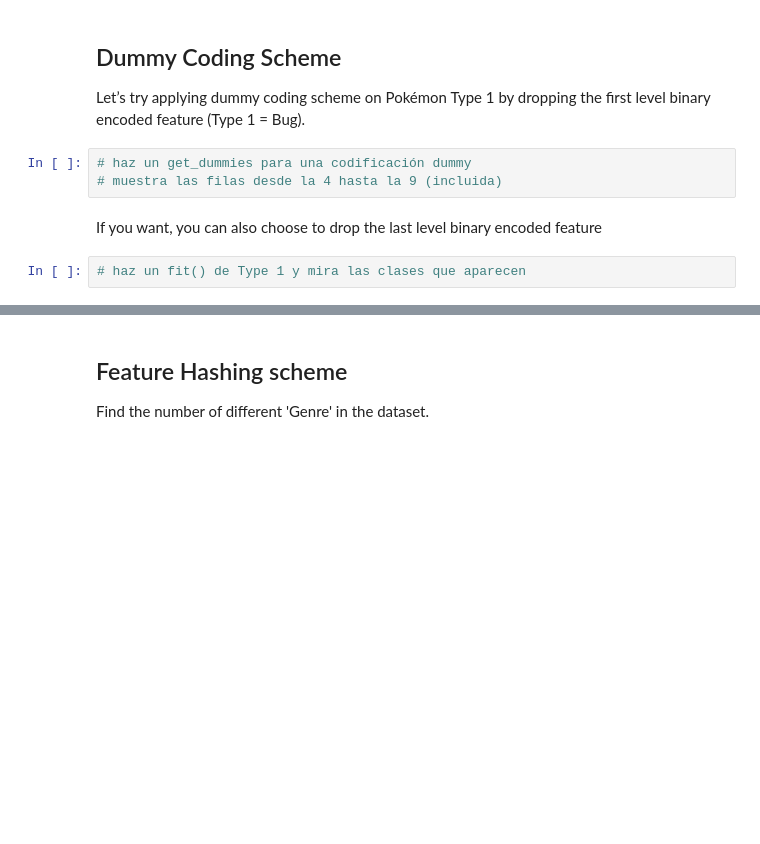
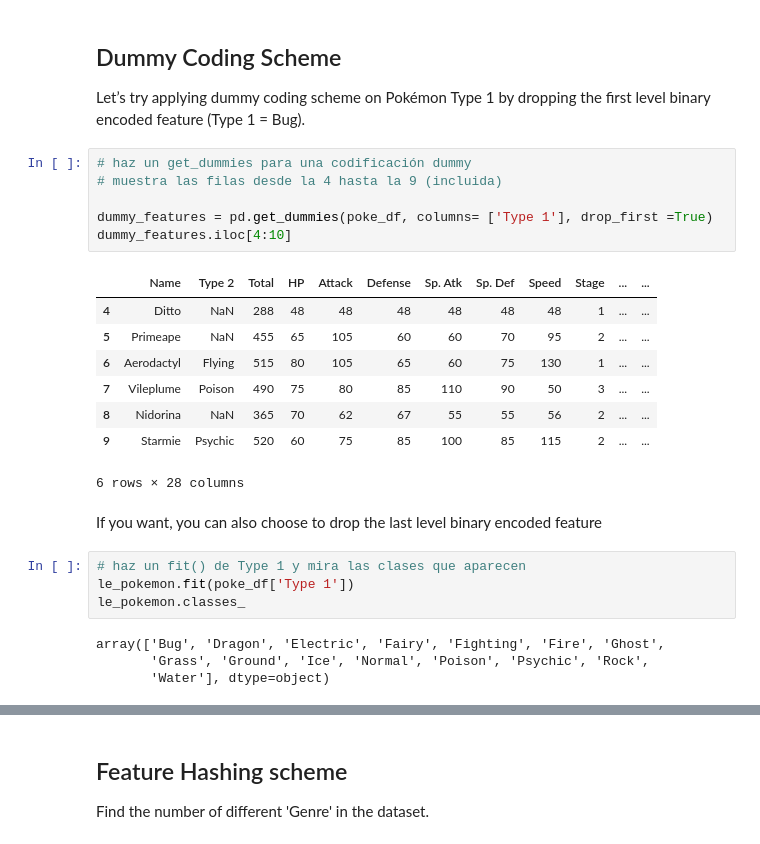
Before and after one commit to rafazamb/DS_PT_ENE21, a Jupyter notebook: 1-Data_Analysis/4-Feature Engineering/4.2 Categóricas/Práctica/2_FeatureEngineering_CategoricalData_ejercicios -clase - Solución.ipynb, the cells around one changed output, grey strips where cells are left out. Cells and saved outputs as stored; diff of their text form; blank space fills up the shorter version.

```diff
--- a/1-Data_Analysis/4-Feature Engineering/4.2 Categóricas/Práctica/2_FeatureEngineering_CategoricalData_ejercicios -clase - Solución.ipynb
+++ b/1-Data_Analysis/4-Feature Engineering/4.2 Categóricas/Práctica/2_FeatureEngineering_CategoricalData_ejercicios -clase - Solución.ipynb
@@ -258,10 +288,28 @@ Let’s try applying dummy coding scheme on Pokémon Type 1 by dropping the firs
 # %%
 # haz un get_dummies para una codificación dummy
 # muestra las filas desde la 4 hasta la 9 (incluida)
+
+dummy_features = pd.get_dummies(poke_df, columns= ['Type 1'], drop_first =True)
+dummy_features.iloc[4:10]
+# %% [output]
+|  | Name | Type 2 | Total | HP | Attack | Defense | Sp. Atk | Sp. Def | Speed | Stage | ... | ... |
+| 4 | Ditto | NaN | 288 | 48 | 48 | 48 | 48 | 48 | 48 | 1 | ... | ... |
+| 5 | Primeape | NaN | 455 | 65 | 105 | 60 | 60 | 70 | 95 | 2 | ... | ... |
+| 6 | Aerodactyl | Flying | 515 | 80 | 105 | 65 | 60 | 75 | 130 | 1 | ... | ... |
+| 7 | Vileplume | Poison | 490 | 75 | 80 | 85 | 110 | 90 | 50 | 3 | ... | ... |
+| 8 | Nidorina | NaN | 365 | 70 | 62 | 67 | 55 | 55 | 56 | 2 | ... | ... |
+| 9 | Starmie | Psychic | 520 | 60 | 75 | 85 | 100 | 85 | 115 | 2 | ... | ... |
+6 rows × 28 columns
 # %% [markdown]
 If you want, you can also choose to drop the last level binary encoded feature
 # %%
 # haz un fit() de Type 1 y mira las clases que aparecen
+le_pokemon.fit(poke_df['Type 1'])
+le_pokemon.classes_
+# %% [output]
+array(['Bug', 'Dragon', 'Electric', 'Fairy', 'Fighting', 'Fire', 'Ghost',
+       'Grass', 'Ground', 'Ice', 'Normal', 'Poison', 'Psychic', 'Rock',
+       'Water'], dtype=object)
 # %%
 # haz un dummies sin eliminar ninguna columna que se obtenga solo de Type 1
 # haz un head()
```
Also changed, not shown: parts of 17 cells of this notebook, 5 other files.
